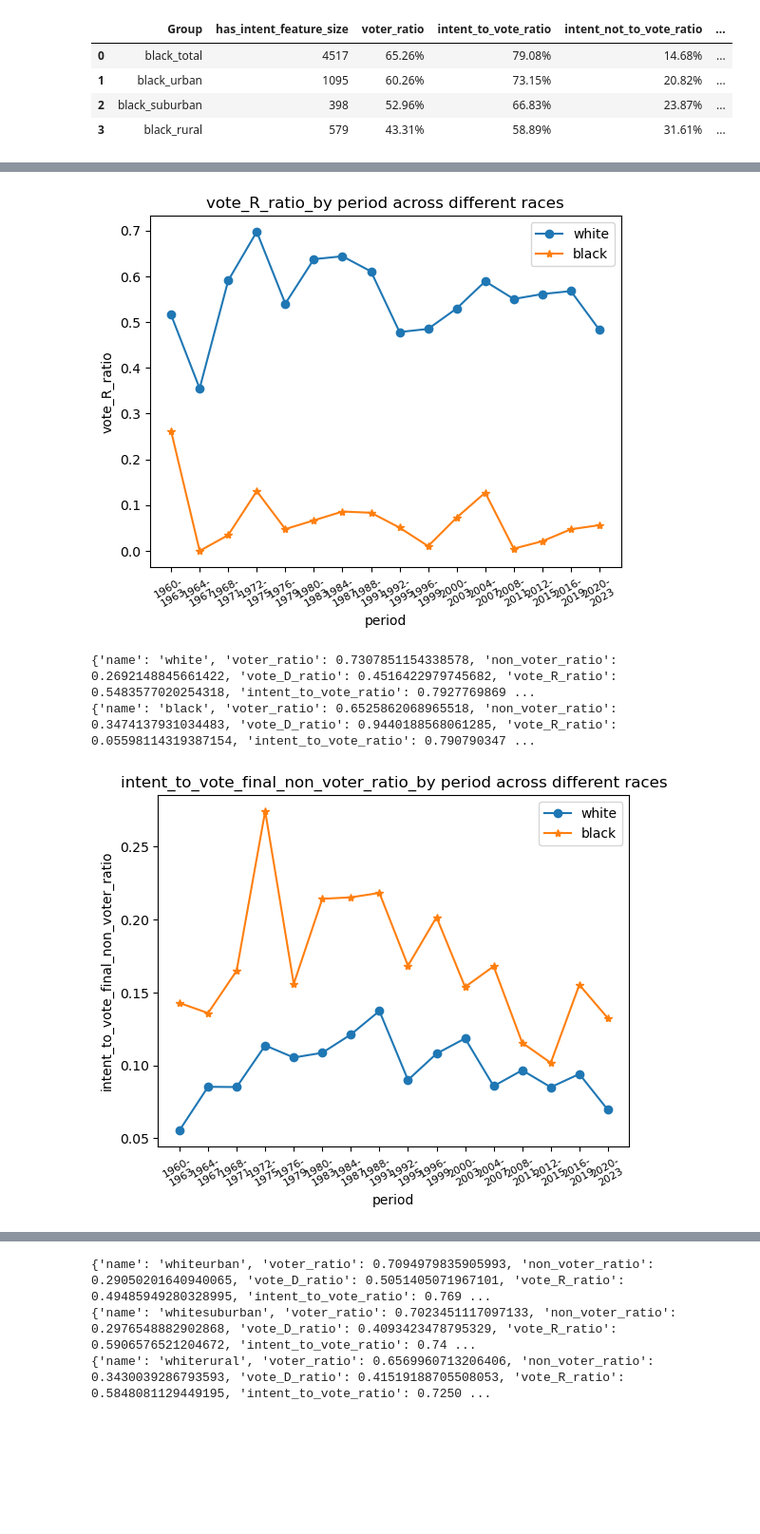
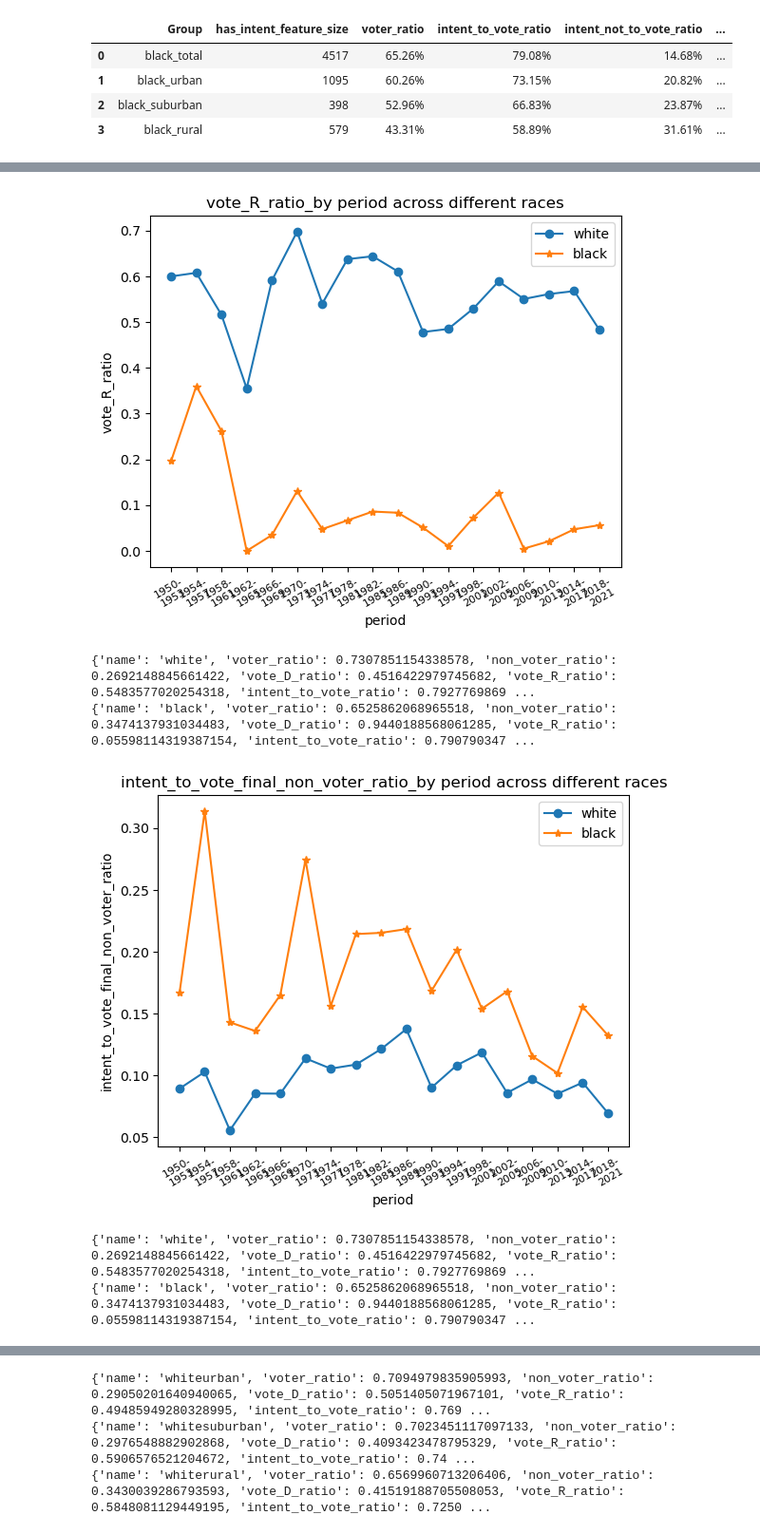
Before and after one commit to xuangu-fang/ML-Poli-Sci, a Jupyter notebook: code/intent_vote_final_non_voter_analysis.ipynb, the cells around one changed output, grey strips where cells are left out. Shown at 95% size. Cells and saved outputs as stored; diff of their text form; code cells hidden in the pictures; blank space fills up the shorter version.

Commit message:
jupiter: add group/times stat on intend-to-vote-final-non-voter

```diff
--- a/code/intent_vote_final_non_voter_analysis.ipynb
+++ b/code/intent_vote_final_non_voter_analysis.ipynb
@@ -363,11 +362,13 @@ def plot_period_races(group, group_name='', ratio_name='voter_ratio', period_lis
     plt.xticks(rotation=30, fontsize=8)
     plt.show()
 # %%
-period_list = [(i,i+3) for i in range(1960,2022,4)]
+period_list = [(i,i+3) for i in range(1950,2022,4)]
 plot_period_races(data_new, ratio_name='voter_ratio', period_list = period_list)
 plot_period_races(data_new, ratio_name='vote_D_ratio', period_list = period_list)
 plot_period_races(data_new, ratio_name='vote_R_ratio', period_list = period_list)
 plot_period_races(data_new, ratio_name='intent_to_vote_final_non_voter_ratio', period_list = period_list)
+plot_period_races(data_new, ratio_name='intent_to_vote_R_final_non_voter_ratio', period_list = period_list)
+plot_period_races(data_new, ratio_name='intent_to_vote_D_final_non_voter_ratio', period_list = period_list)
 # %% [output]
 {'name': 'white', 'voter_ratio': 0.7307851154338578, 'non_voter_ratio': 0.2692148845661422, 'vote_D_ratio': 0.4516422979745682, 'vote_R_ratio': 0.5483577020254318, 'intent_to_vote_ratio': 0.7927769869 ...
 {'name': 'black', 'voter_ratio': 0.6525862068965518, 'non_voter_ratio': 0.3474137931034483, 'vote_D_ratio': 0.9440188568061285, 'vote_R_ratio': 0.05598114319387154, 'intent_to_vote_ratio': 0.790790347 ...
@@ -378,6 +379,8 @@ plot_period_races(data_new, ratio_name='intent_to_vote_final_non_voter_ratio', p
 {'name': 'white', 'voter_ratio': 0.7307851154338578, 'non_voter_ratio': 0.2692148845661422, 'vote_D_ratio': 0.4516422979745682, 'vote_R_ratio': 0.5483577020254318, 'intent_to_vote_ratio': 0.7927769869 ...
 {'name': 'black', 'voter_ratio': 0.6525862068965518, 'non_voter_ratio': 0.3474137931034483, 'vote_D_ratio': 0.9440188568061285, 'vote_R_ratio': 0.05598114319387154, 'intent_to_vote_ratio': 0.790790347 ...
-[figure, old version]
+[figure, new version]
 {'name': 'white', 'voter_ratio': 0.7307851154338578, 'non_voter_ratio': 0.2692148845661422, 'vote_D_ratio': 0.4516422979745682, 'vote_R_ratio': 0.5483577020254318, 'intent_to_vote_ratio': 0.7927769869 ...
 {'name': 'black', 'voter_ratio': 0.6525862068965518, 'non_voter_ratio': 0.3474137931034483, 'vote_D_ratio': 0.9440188568061285, 'vote_R_ratio': 0.05598114319387154, 'intent_to_vote_ratio': 0.790790347 ...
-[figure, old version]
+[figure, new version]
+{'name': 'white', 'voter_ratio': 0.7307851154338578, 'non_voter_ratio': 0.2692148845661422, 'vote_D_ratio': 0.4516422979745682, 'vote_R_ratio': 0.5483577020254318, 'intent_to_vote_ratio': 0.7927769869 ...
+{'name': 'black', 'voter_ratio': 0.6525862068965518, 'non_voter_ratio': 0.3474137931034483, 'vote_D_ratio': 0.9440188568061285, 'vote_R_ratio': 0.05598114319387154, 'intent_to_vote_ratio': 0.790790347 ...
```
Also changed, not shown: parts of 4 cells of this notebook, 1 other file.
